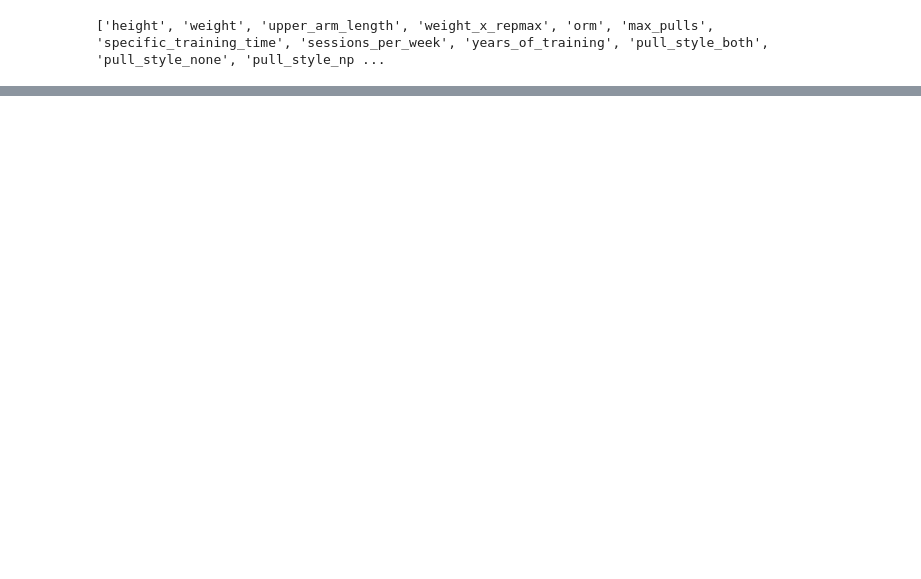
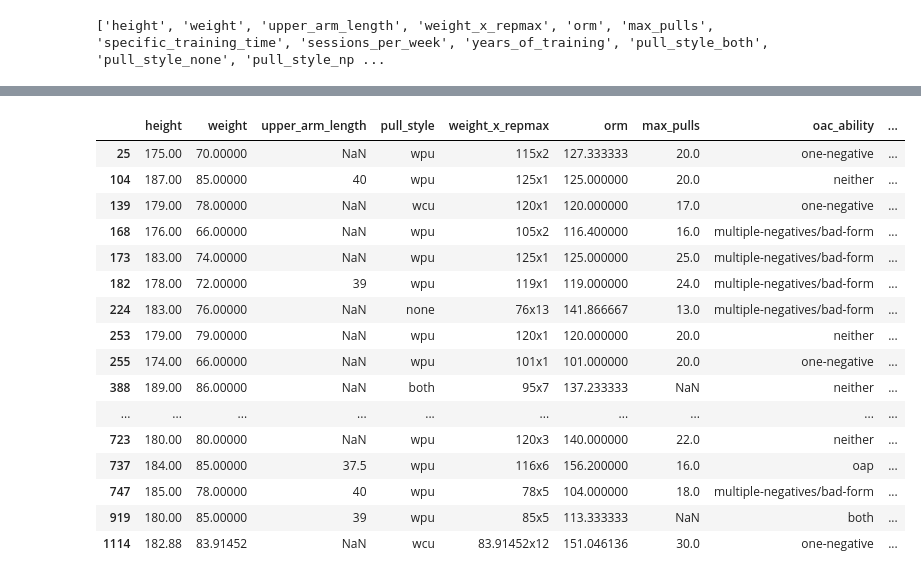
Before and after one commit to JYC11/weightedpull_oac, a Jupyter notebook: data_cleaning.ipynb, the cells around one changed output, grey strips where cells are left out. Saved outputs shown, nothing was run; the diff lists cells and outputs as text; code cells hidden in the pictures; blank space fills up the shorter version.

Commit message:
exploratory data analysis done I think

```diff
--- a/data_cleaning.ipynb
+++ b/data_cleaning.ipynb
@@ -2032,0 +2189,4 @@ combined.to_excel("cleand_data_with_dummies.xlsx",index=False)
+# %%
+data2 = pd.read_excel("cleaned_data_no_dummies.xlsx")
+# %%
+data2["weight"] = data2["weight"].apply(lambda x: float(x)/10 if (float(x) > 500) else x)
@@ -2032,0 +2205,24 @@ combined.to_excel("cleand_data_with_dummies.xlsx",index=False)
+# %%
+#fixing a data cleaning error that resulted in 81 max pull ups when it was actually 10
+data2["max_pulls"] = data2["max_pulls"].apply(lambda x: int(x/10+2) if (x > 80) else x)
+# %%
+orm_over_100 = data2[data2.orm > 100]
+orm_over_100
+# %% [output]
+|  | height | weight | upper_arm_length | pull_style | weight_x_repmax | orm | max_pulls | oac_ability | ... |
+| 25 | 175.00 | 70.00000 | NaN | wpu | 115x2 | 127.333333 | 20.0 | one-negative | ... |
+| 104 | 187.00 | 85.00000 | 40 | wpu | 125x1 | 125.000000 | 20.0 | neither | ... |
+| 139 | 179.00 | 78.00000 | NaN | wcu | 120x1 | 120.000000 | 17.0 | one-negative | ... |
+| 168 | 176.00 | 66.00000 | NaN | wpu | 105x2 | 116.400000 | 16.0 | multiple-negatives/bad-form | ... |
+| 173 | 183.00 | 74.00000 | NaN | wpu | 125x1 | 125.000000 | 25.0 | multiple-negatives/bad-form | ... |
+| 182 | 178.00 | 72.00000 | 39 | wpu | 119x1 | 119.000000 | 24.0 | multiple-negatives/bad-form | ... |
+| 224 | 183.00 | 76.00000 | NaN | none | 76x13 | 141.866667 | 13.0 | multiple-negatives/bad-form | ... |
+| 253 | 179.00 | 79.00000 | NaN | wpu | 120x1 | 120.000000 | 20.0 | neither | ... |
+| 255 | 174.00 | 66.00000 | NaN | wpu | 101x1 | 101.000000 | 20.0 | one-negative | ... |
+| 388 | 189.00 | 86.00000 | NaN | both | 95x7 | 137.233333 | NaN | neither | ... |
+| ... | ... | ... | ... | ... | ... | ... | ... | ... | ... |
+| 723 | 180.00 | 80.00000 | NaN | wpu | 120x3 | 140.000000 | 22.0 | neither | ... |
+| 737 | 184.00 | 85.00000 | 37.5 | wpu | 116x6 | 156.200000 | 16.0 | oap | ... |
+| 747 | 185.00 | 78.00000 | 40 | wpu | 78x5 | 104.000000 | 18.0 | multiple-negatives/bad-form | ... |
+| 919 | 180.00 | 85.00000 | 39 | wpu | 85x5 | 113.333333 | NaN | both | ... |
+| 1114 | 182.88 | 83.91452 | NaN | wcu | 83.91452x12 | 151.046136 | 30.0 | one-negative | ... |
```
Also changed, not shown: parts of 39 cells of this notebook, 11 other files.
